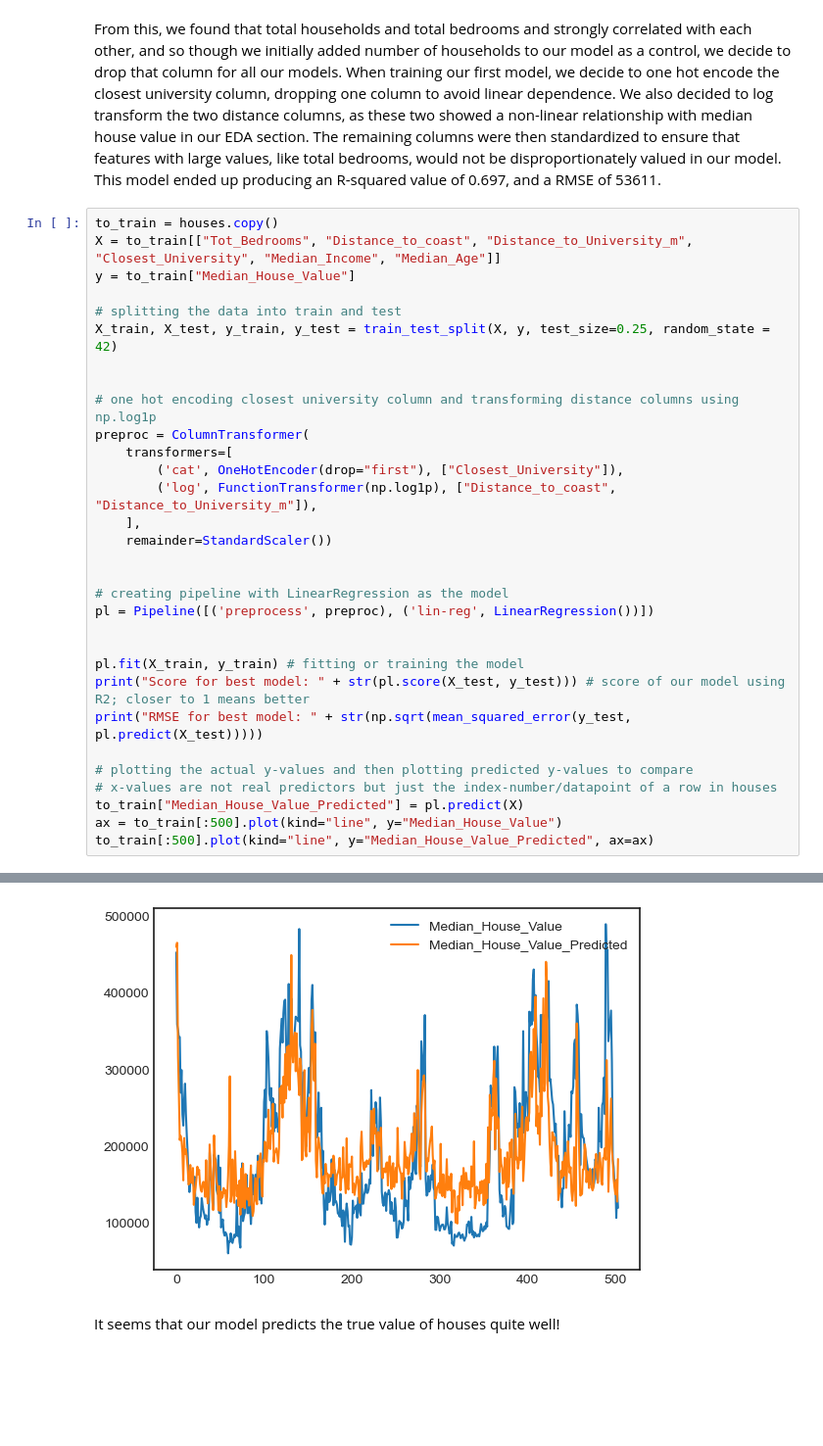
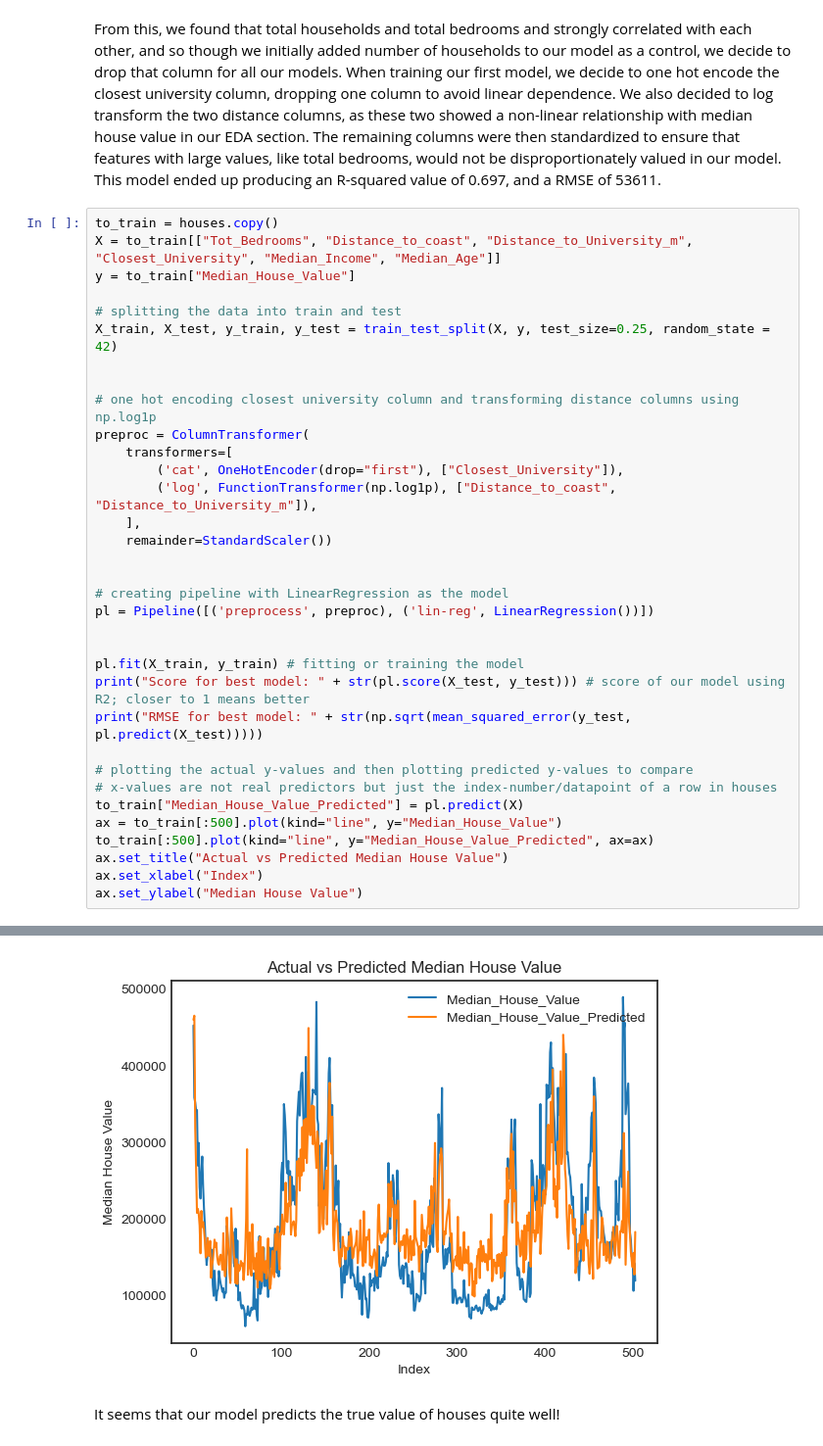
Before and after one commit to COGS108/Group091_WI26, a Jupyter notebook: 03-FinalProject.ipynb, the cells around one changed output, grey strips where cells are left out. Shown at 98% size. Drawn from its saved outputs; the diff is of its cells as text; blank space fills up the shorter version.

Commit message:
added labels to plots

```diff
--- a/03-FinalProject.ipynb
+++ b/03-FinalProject.ipynb
@@ -806,4 +806,7 @@ print("RMSE for best model: " + str(np.sqrt(mean_squared_error(y_test, pl.predic
 to_train["Median_House_Value_Predicted"] = pl.predict(X)
 ax = to_train[:500].plot(kind="line", y="Median_House_Value")
 to_train[:500].plot(kind="line", y="Median_House_Value_Predicted", ax=ax)
+ax.set_title("Actual vs Predicted Median House Value")
+ax.set_xlabel("Index")
+ax.set_ylabel("Median House Value")
 # %% [output]
@@ -813,4 +816,4 @@ RMSE for best model: 53611.83937831487
-[figure, old version]
+[figure, new version]
 # %% [markdown]
 It seems that our model predicts the true value of houses quite well!
 # %% [markdown]
```
Also changed, not shown: parts of 5 cells of this notebook.
